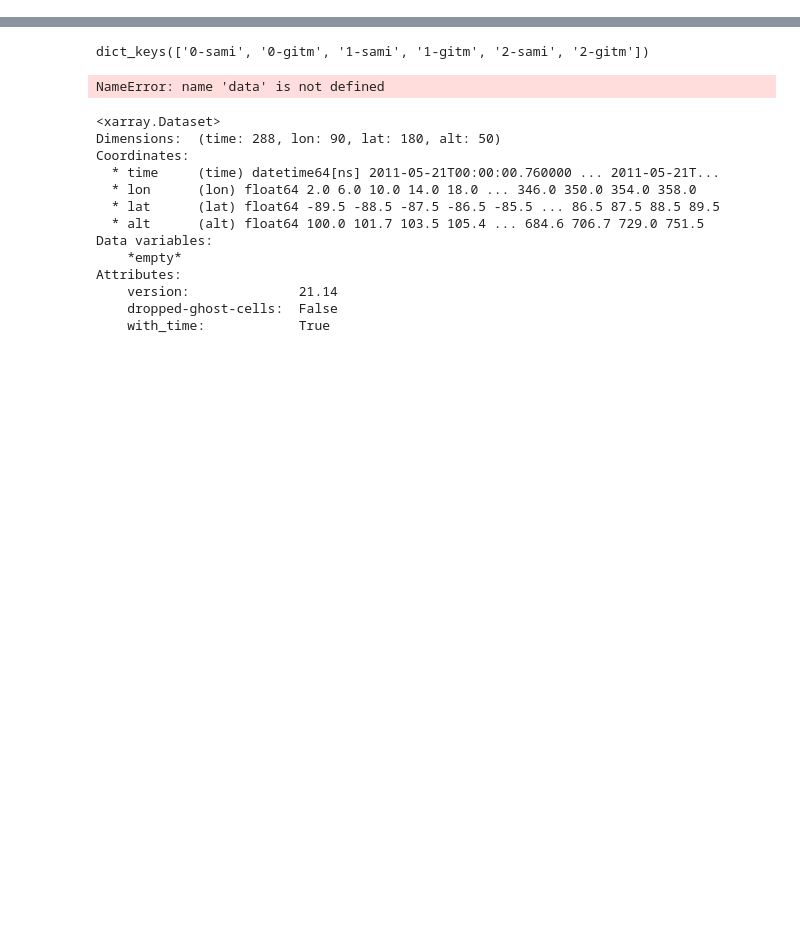
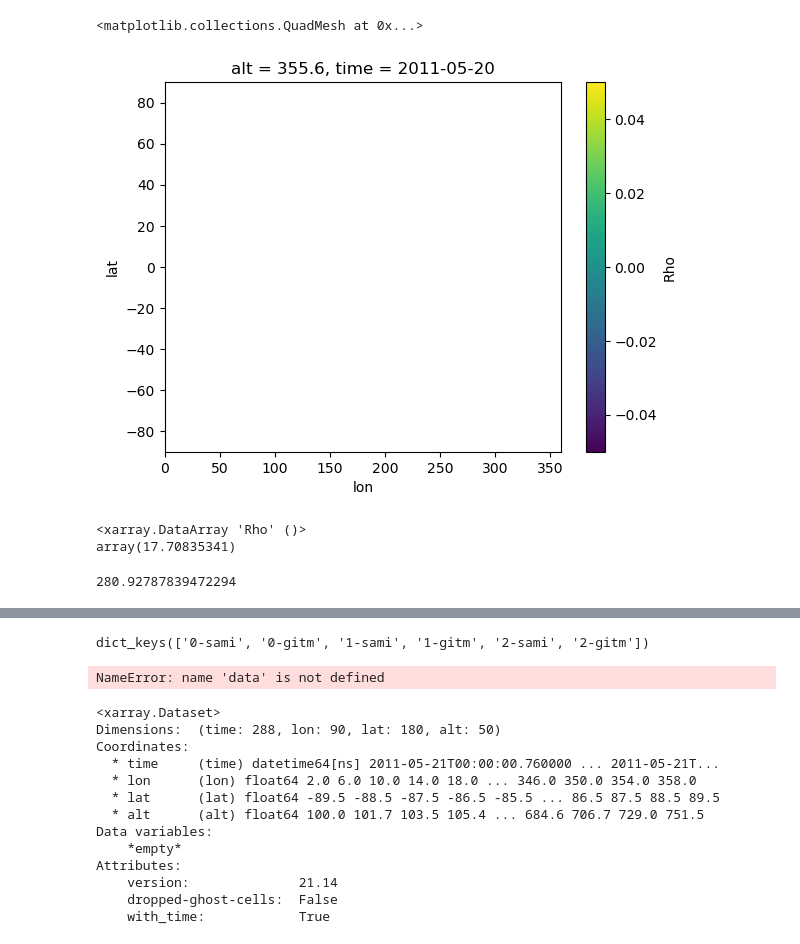
Before and after one commit to abukowski21/SAMI3-GITM-python, a Jupyter notebook: Untitled.ipynb, the cells around one changed output, grey strips where cells are left out. Saved outputs shown, nothing was run; the diff lists cells and outputs as text; code cells hidden in the pictures; blank space fills up the shorter version.

```diff
--- a/Untitled.ipynb
+++ b/Untitled.ipynb
@@ -24,0 +90,2 @@ from utility_programs.read_routines.SAMI import auto_read as auto_read_sami
+# %%
+ds1 = xr.open_dataset('/glade/u/home/abukowski/scratch/postprocessed/may_ut12_full_GITM.nc')
@@ -24,0 +101,14 @@ from utility_programs.read_routines.SAMI import auto_read as auto_read_sami
+# %%
+ds1.Rho.isel(time=45).sel(alt=350, method='nearest').plot(x='lon')
+# %% [output]
+<matplotlib.collections.QuadMesh at 0x...>
+[figure, added]
+# %%
+ds1.Rho.sum()
+# %% [output]
+<xarray.DataArray 'Rho' ()>
+array(17.70835341)
+# %%
+ds.nbytes/1024**3
+# %% [output]
+280.92787839472294
```
Also changed, not shown: parts of 24 cells of this notebook.
